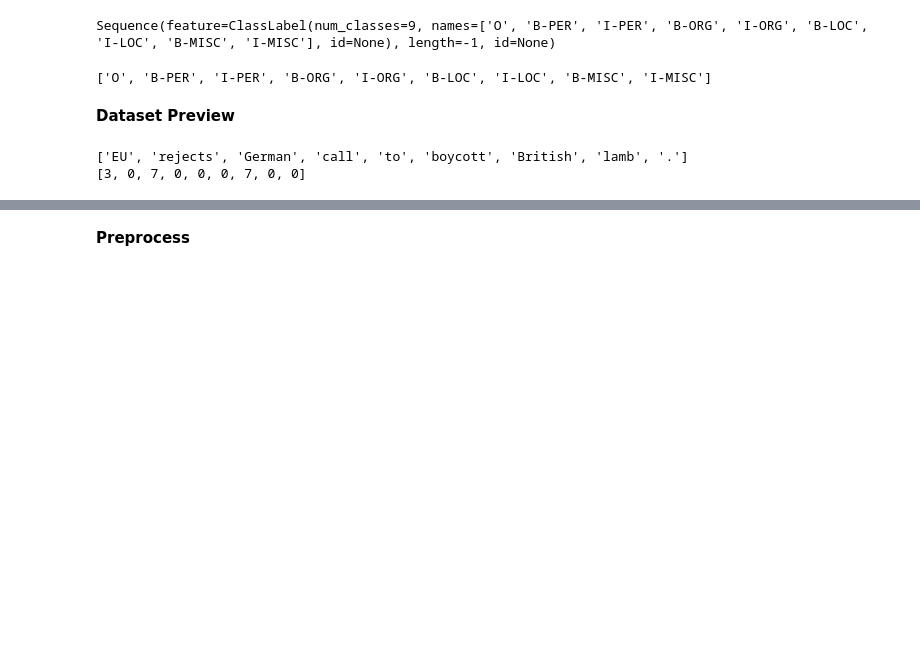
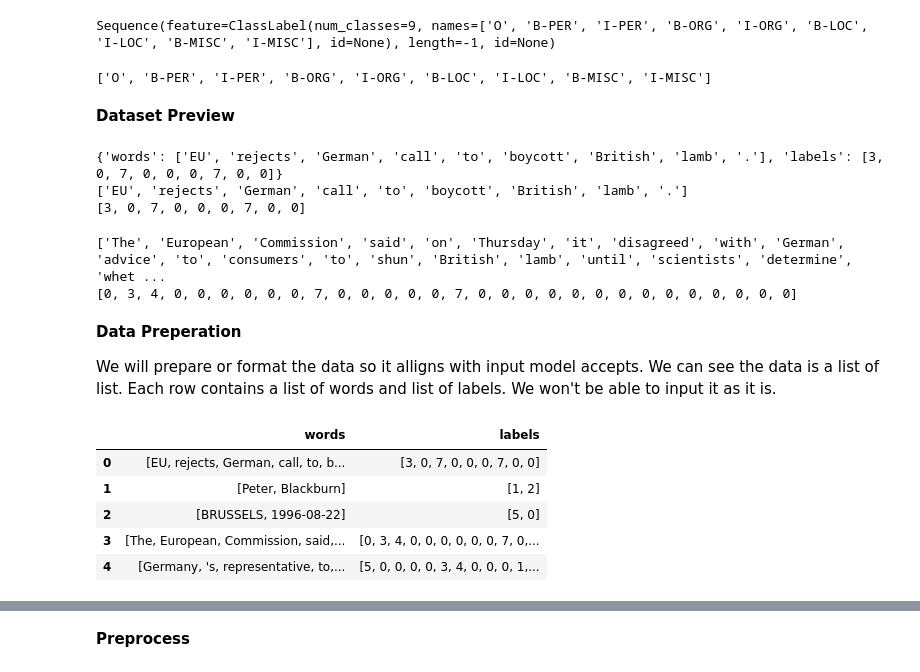
Before and after one commit to sahug/ds-bert, a Jupyter notebook: BERT NLP - Named Entity Recognition or Token Classification using BERT.ipynb, the cells around one changed output, grey strips where cells are left out. Drawn from its saved outputs; the diff is of its cells as text; code cells hidden in the pictures; blank space fills up the shorter version.

```diff
--- a/BERT NLP - Named Entity Recognition or Token Classification using BERT.ipynb
+++ b/BERT NLP - Named Entity Recognition or Token Classification using BERT.ipynb
@@ -61,8 +67,34 @@ ds["train"].features["labels"].feature.names
 # %% [markdown]
 **Dataset Preview**
 # %%
+print(ds["train"][0])
 print(ds["train"][0]["words"])
 print(ds["train"][0]["labels"])
 # %% [output]
+{'words': ['EU', 'rejects', 'German', 'call', 'to', 'boycott', 'British', 'lamb', '.'], 'labels': [3, 0, 7, 0, 0, 0, 7, 0, 0]}
 ['EU', 'rejects', 'German', 'call', 'to', 'boycott', 'British', 'lamb', '.']
 [3, 0, 7, 0, 0, 0, 7, 0, 0]
+# %%
+print(ds["train"][3]["words"])
+print(ds["train"][3]["labels"])
+# %% [output]
+['The', 'European', 'Commission', 'said', 'on', 'Thursday', 'it', 'disagreed', 'with', 'German', 'advice', 'to', 'consumers', 'to', 'shun', 'British', 'lamb', 'until', 'scientists', 'determine', 'whet ...
+[0, 3, 4, 0, 0, 0, 0, 0, 0, 7, 0, 0, 0, 0, 0, 7, 0, 0, 0, 0, 0, 0, 0, 0, 0, 0, 0, 0, 0, 0]
+# %% [markdown]
+**Data Preperation**
+
+We will prepare or format the data so it alligns with input model accepts. We can see the data is a list of list. Each row contains a list of words and list of labels. We won't be able to input it as it is.
+# %%
+import pandas as pd
+df_train = pd.DataFrame(ds["train"])
+df_test = pd.DataFrame(ds["test"])
+df_valid = pd.DataFrame(ds["validation"])
+# %%
+df_train.head()
+# %% [output]
+|  | words | labels |
+| 0 | [EU, rejects, German, call, to, b... | [3, 0, 7, 0, 0, 0, 7, 0, 0] |
+| 1 | [Peter, Blackburn] | [1, 2] |
+| 2 | [BRUSSELS, 1996-08-22] | [5, 0] |
+| 3 | [The, European, Commission, said,... | [0, 3, 4, 0, 0, 0, 0, 0, 0, 7, 0,... |
+| 4 | [Germany, 's, representative, to,... | [5, 0, 0, 0, 0, 3, 4, 0, 0, 0, 1,... |
```
Also changed, not shown: parts of 42 cells of this notebook.
